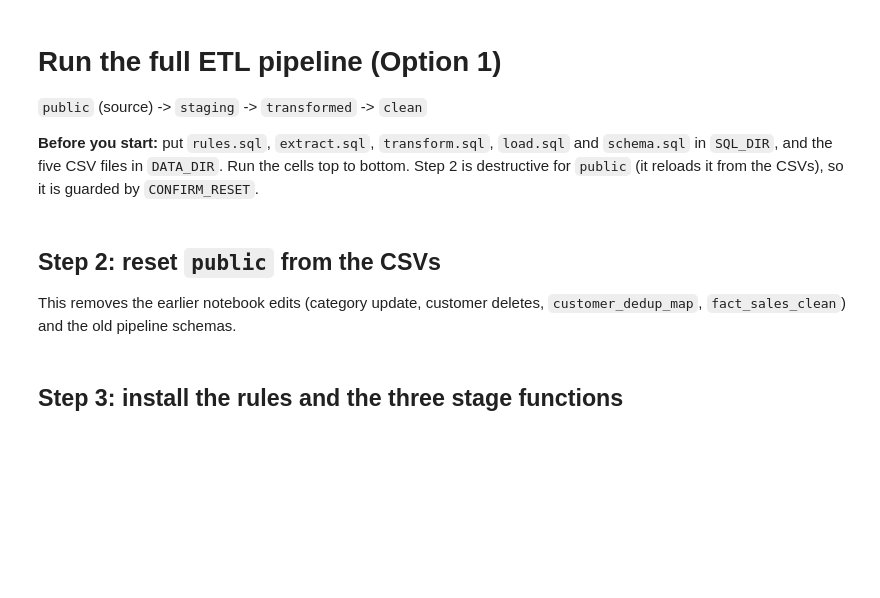
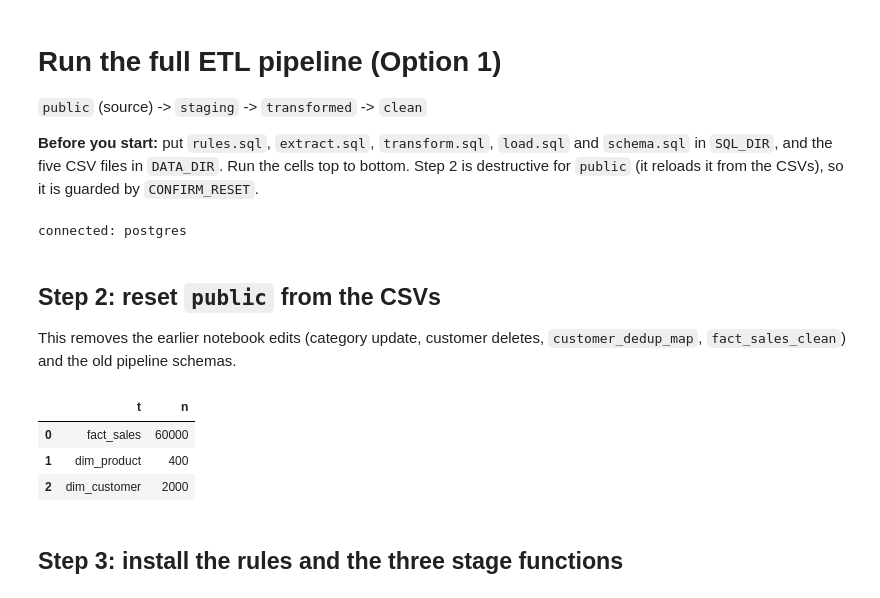
Before and after one commit to Retail-Analytical-Platform/Retail-Analytics-Data, a Jupyter notebook: etl/run_pipeline.ipynb, the cells around one changed output. Saved outputs shown, nothing was run; the diff lists cells and outputs as text; code cells hidden in the pictures; blank space fills up the shorter version.

```diff
--- a/etl/run_pipeline.ipynb
+++ b/etl/run_pipeline.ipynb
@@ -9,14 +9,14 @@ from pathlib import Path
 from io import StringIO
 import pandas as pd
 from sqlalchemy import text
-from db import get_engine
+from connectdb import get_engine
 
 engine = get_engine()
 
-SQL_DIR  = Path("sql")    # folder with rules.sql, extract.sql, transform.sql, load.sql, schema.sql
-DATA_DIR = Path("data")   # folder with fact_sales.csv, dim_*.csv
+SQL_DIR  = Path("/home/joseph/Projects/Retail-Analytics-Data/etl")    # folder with rules.sql, extract.sql, transform.sql, load.sql, schema.sql
+DATA_DIR = Path("/home/joseph/Projects/Retail-Analytics-Data/data")   # folder with fact_sales.csv, dim_*.csv
 
-CONFIRM_RESET   = False   # set True to reload public from the CSVs (step 2)
+CONFIRM_RESET   = True   # set True to reload public from the CSVs (step 2)
 LOAD_RAW_SALES  = True    # optional: load original sale categories, only used for the audit table
 
 def run_file(path):
@@ -30,31 +30,39 @@ def run_file(path):
 def query(sql):
     return pd.read_sql(text(sql), engine)
 print("connected:", query("select current_database() as db").iloc[0, 0])
+# %% [output]
+connected: postgres
 # %% [markdown]
 ## Step 2: reset `public` from the CSVs
 This removes the earlier notebook edits (category update, customer deletes, `customer_dedup_map`, `fact_sales_clean`) and the old pipeline schemas.
 # %%
 if not CONFIRM_RESET:
     raise SystemExit("Set CONFIRM_RESET = True to reload public from the CSVs.")
 
 raw = engine.raw_connection()
 cur = raw.cursor()
 cur.execute("""
     DROP SCHEMA IF EXISTS clean, transformed, staging, etl CASCADE;
     DROP VIEW  IF EXISTS public.fact_sales_clean;
     DROP TABLE IF EXISTS public.customer_dedup_map, public.fact_sales, public.dim_store,
                          public.dim_customer, public.dim_product, public.dim_date CASCADE;
 """)
 raw.commit()
-cur.execute((SQL_DIR / "schema.sql").read_text())
+cur.execute("SET search_path TO public;\n" + (DATA_DIR / "schema.sql").read_text())
+raw.commit()
 for table in ["dim_date", "dim_product", "dim_customer", "dim_store", "fact_sales"]:
     with open(DATA_DIR / f"{table}.csv") as fh:
         cur.copy_expert(f"COPY public.{table} FROM STDIN WITH CSV HEADER", fh)
 raw.commit()
 raw.close()
 query("""select 'fact_sales' t, count(*) n from public.fact_sales union all
          select 'dim_product', count(*) from public.dim_product union all
          select 'dim_customer', count(*) from public.dim_customer""")
+# %% [output]
+|  | t | n |
+| 0 | fact_sales | 60000 |
+| 1 | dim_product | 400 |
+| 2 | dim_customer | 2000 |
 # %% [markdown]
 ## Step 3: install the rules and the three stage functions
 # %%
```
Also changed, not shown: parts of 25 cells of this notebook.
